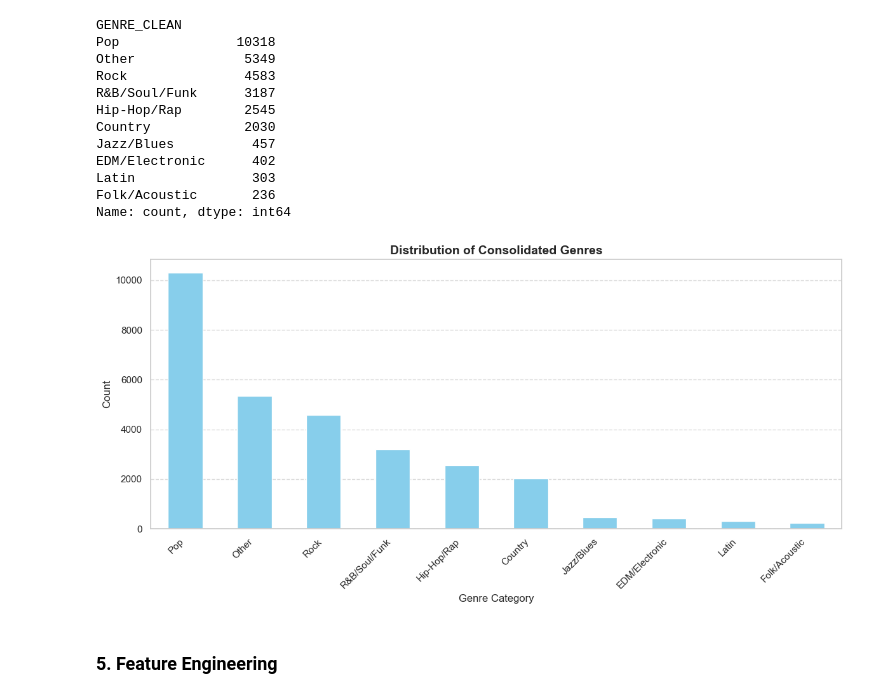
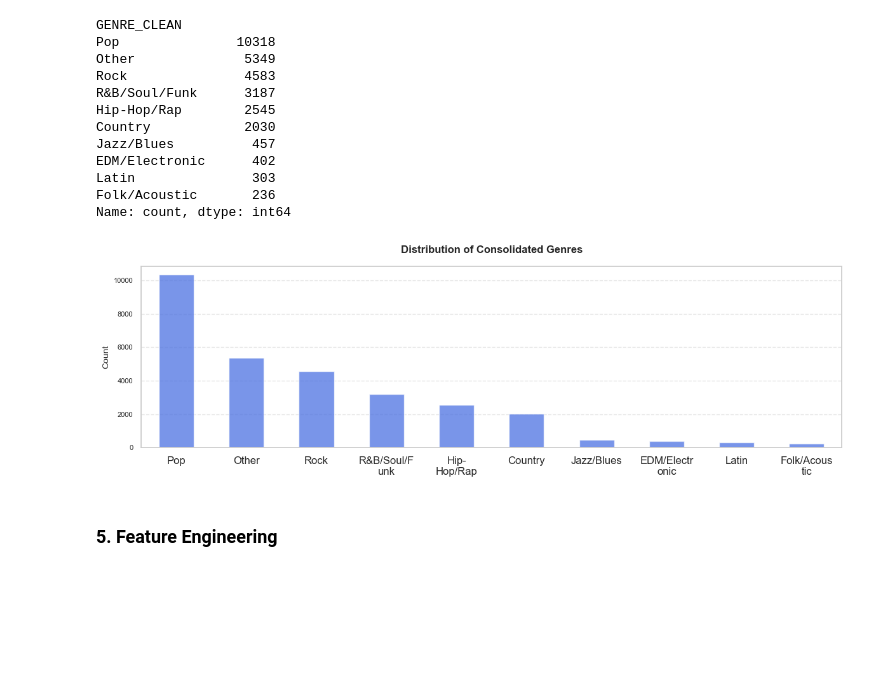
Before and after one commit to priyadarshanparida/media-success-prediction-buan6356, a Jupyter notebook: code/media-success.ipynb, the cells around one changed output. Saved outputs shown, nothing was run; the diff lists cells and outputs as text; code cells hidden in the pictures; blank space fills up the shorter version.

```diff
--- a/code/media-success.ipynb
+++ b/code/media-success.ipynb
@@ -181,7 +193,7 @@ ms = ms.drop(columns=["TRACK_NAME", "TRACK_ARTIST"])
 numeric_cols = [
     "DANCEABILITY", "ENERGY", "LOUDNESS", "VALENCE", "TEMPO",
     "ACOUSTICNESS", "SPEECHINESS", "INSTRUMENTALNESS", "LIVENESS",
-    "POPULARITY", "DURATION"
+    "SPOTIFY_POPULARITY", "DURATION"
 ]
 
 for col in numeric_cols:
@@ -321,8 +333,8 @@ ms["FIRST_WEEK"].head(), ms["FIRST_WEEK"].isna().sum()
 # %% [markdown]
 ##### 4.1 Compute Statistics
 # %%
-if (ms["POPULARITY"] % 1 == 0).all():
-    ms["POPULARITY"] = ms["POPULARITY"].astype("int64")
+if (ms["SPOTIFY_POPULARITY"] % 1 == 0).all():
+    ms["SPOTIFY_POPULARITY"] = ms["SPOTIFY_POPULARITY"].astype("int64")
 
 # Describe numeric summary statistics
 ms.drop(columns=["HIT"]).describe(include="number", exclude="datetime")
@@ -733,6 +836,9 @@ max      2068.0000
 Name: YEAR, dtype: float64
 # %%
 sns.set_theme(style="whitegrid")
+
+# Soften gridlines
+plt.rc('grid', color='0.85', linestyle='-', linewidth=0.5)
 
 # Valid-year subset for temporal EDA only
 ms_valid_years = ms[ms["YEAR"] <= 2021].copy()
@@ -757,16 +863,17 @@ colors = sns.color_palette("husl", len(audio_features))
 
 for idx, feature in enumerate(audio_features):
     axes[idx].plot(yearly_medians.index, yearly_medians[feature],
-                   color=colors[idx], linewidth=2)
+                   color=colors[idx], linewidth=1.2)
     axes[idx].set_title(f"{feature} Median Over Years")
-    axes[idx].set_xlabel("Year")
+    axes[idx].set_xlabel(None)
     axes[idx].set_ylabel("Median Value")
 
 # Turn off unused axes
 for j in range(idx + 1, len(axes)):
     axes[j].axis("off")
 
-fig.suptitle("Yearly Median Trends for Audio Features", fontsize=20, weight="bold", y=1.02)
+fig.suptitle("Yearly Median Trends for Audio Features",
+             fontsize=20, weight="bold", y=1.02)
 plt.tight_layout()
 plt.show()
 # %% [output]
@@ -882,21 +1075,25 @@ Name: count, dtype: int64
 # %%
 sns.set_theme(style="whitegrid")
 
-plt.figure(figsize=(12, 6))
-ax = ms["GENRE_CLEAN"].value_counts().plot(kind="bar", color="skyblue")
-ax.set_title("Distribution of Consolidated Genres", fontsize=14, weight="bold")
-ax.set_xlabel("Genre Category")
-ax.set_ylabel("Count")
-plt.xticks(rotation=45, ha="right")
+plt.figure(figsize=(12, 4))
+ax = ms["GENRE_CLEAN"].value_counts().plot(kind="bar", color="royalblue", alpha=0.7)
 
-# Keep only horizontal gridlines, remove vertical gridlines
-ax.grid(axis='y', linestyle='--', alpha=0.7)
-ax.grid(axis='x', visible=False)
+ax.set_title("Distribution of Consolidated Genres", fontsize=12, weight="bold", pad=15)
+ax.set_xlabel(None)
+ax.set_ylabel("Count", fontsize=10)
+
+# Extract tick label text and wrap each
+labels = [textwrap.fill(t.get_text(), width=10) for t in ax.get_xticklabels()]
+ax.set_xticklabels(labels, fontsize=12, rotation=0, ha="center")
+ax.tick_params(axis='y', labelsize=8)
+# Keep only horizontal gridlines
+ax.grid(axis="y", linestyle="--", alpha=0.5)
+ax.grid(axis="x", visible=False)
 
 plt.tight_layout()
 plt.show()
 # %% [output]
-[figure, old version]
+[figure, new version]
 # %% [markdown]
 ### 5. Feature Engineering
 # %% [markdown]
```
Also changed, not shown: parts of 54 cells of this notebook, 2 other files.
